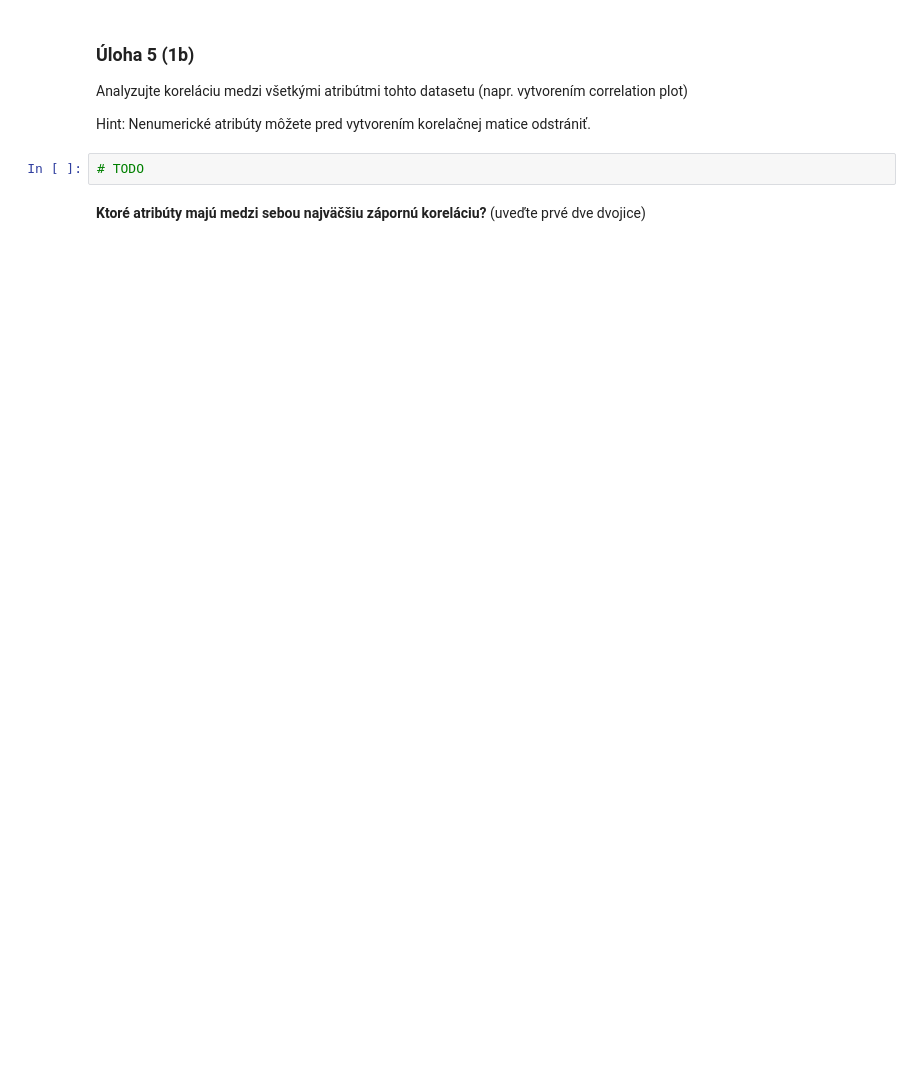
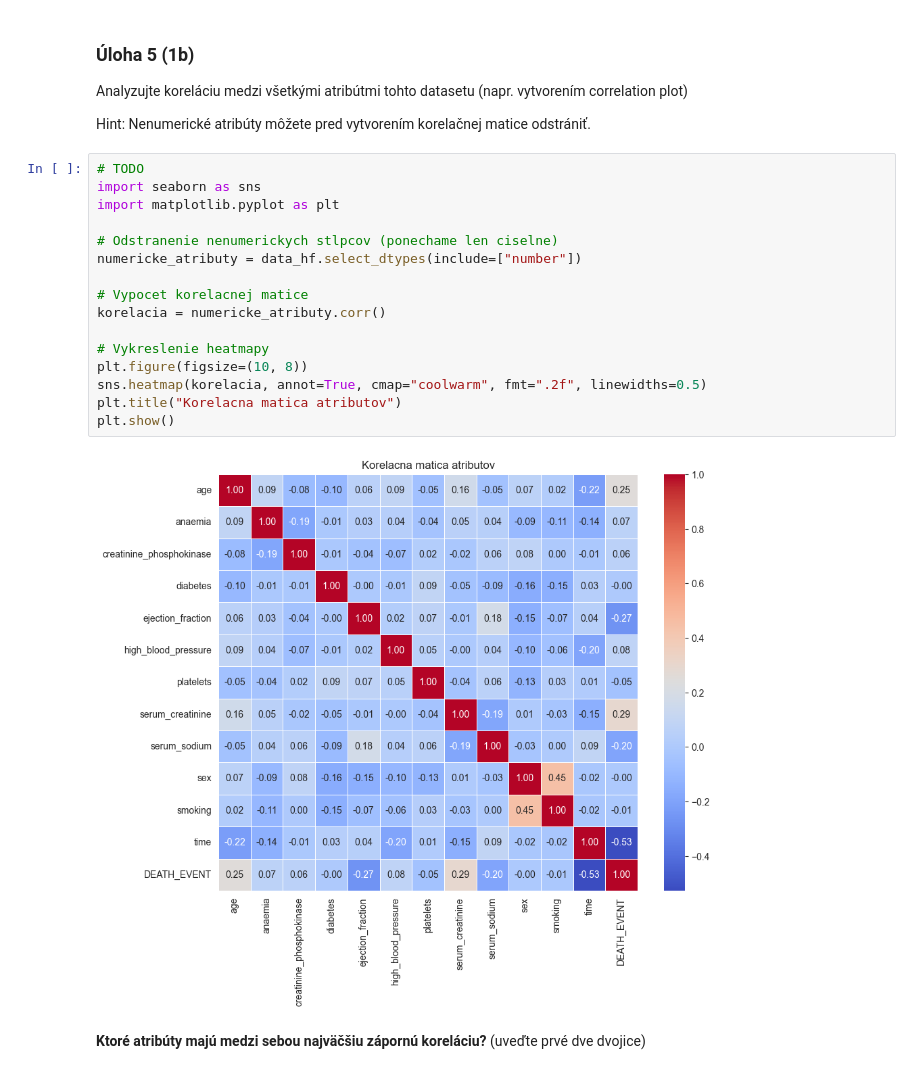
Before and after one commit to DanielMikolas/SSBU_25, a Jupyter notebook: cv4/CV4_2_Zadanie_1.ipynb, the cells around one changed output. Cells and saved outputs as stored; diff of their text form; blank space fills up the shorter version.

```diff
--- a/cv4/CV4_2_Zadanie_1.ipynb
+++ b/cv4/CV4_2_Zadanie_1.ipynb
@@ -110,6 +255,22 @@ Analyzujte koreláciu medzi všetkými atribútmi tohto datasetu (napr. vytvoren
 Hint: Nenumerické atribúty môžete pred vytvorením korelačnej matice odstrániť.
 # %%
 # TODO
+import seaborn as sns
+import matplotlib.pyplot as plt
+
+# Odstranenie nenumerickych stlpcov (ponechame len ciselne)
+numericke_atributy = data_hf.select_dtypes(include=["number"])
+
+# Vypocet korelacnej matice
+korelacia = numericke_atributy.corr()
+
+# Vykreslenie heatmapy
+plt.figure(figsize=(10, 8))
+sns.heatmap(korelacia, annot=True, cmap="coolwarm", fmt=".2f", linewidths=0.5)
+plt.title("Korelacna matica atributov")
+plt.show()
+# %% [output]
+[figure, added]
 # %% [markdown]
 **Ktoré atribúty majú medzi sebou najväčšiu zápornú koreláciu?** (uveďte prvé dve dvojice)
 # %% [raw]
```
Also changed, not shown: parts of 17 cells of this notebook.
